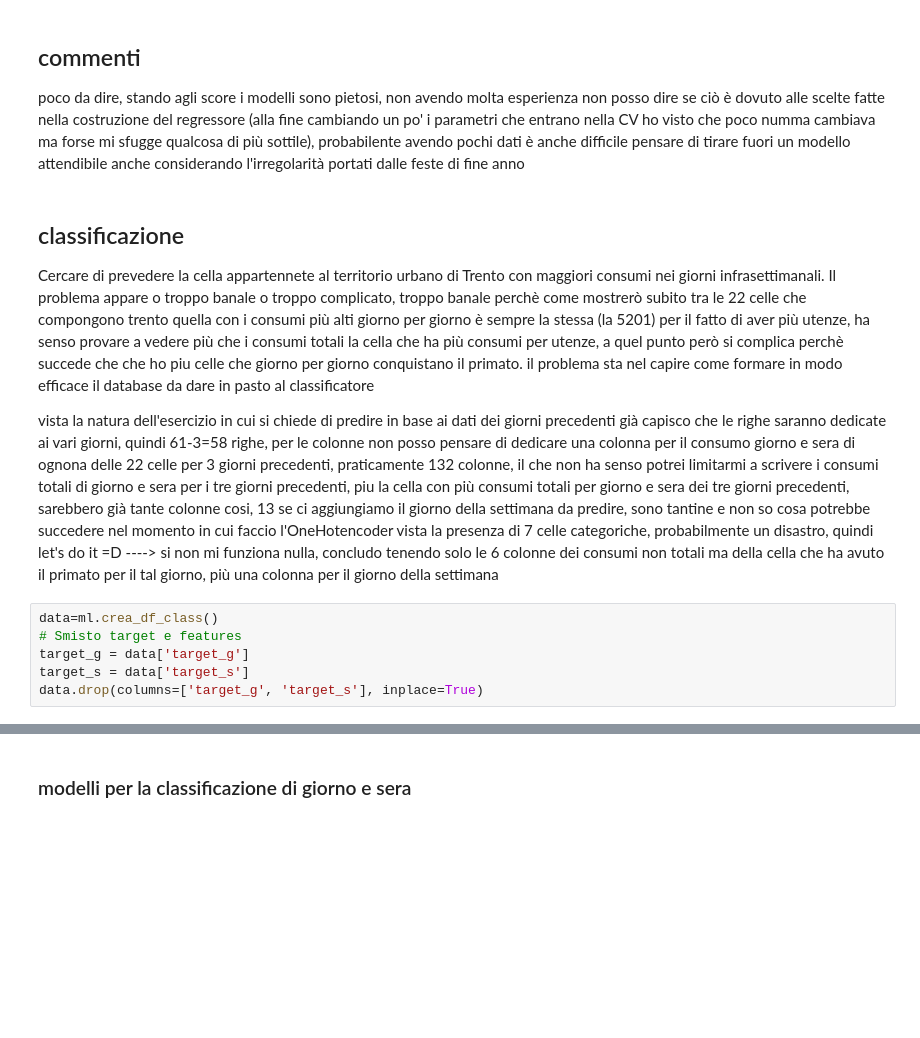
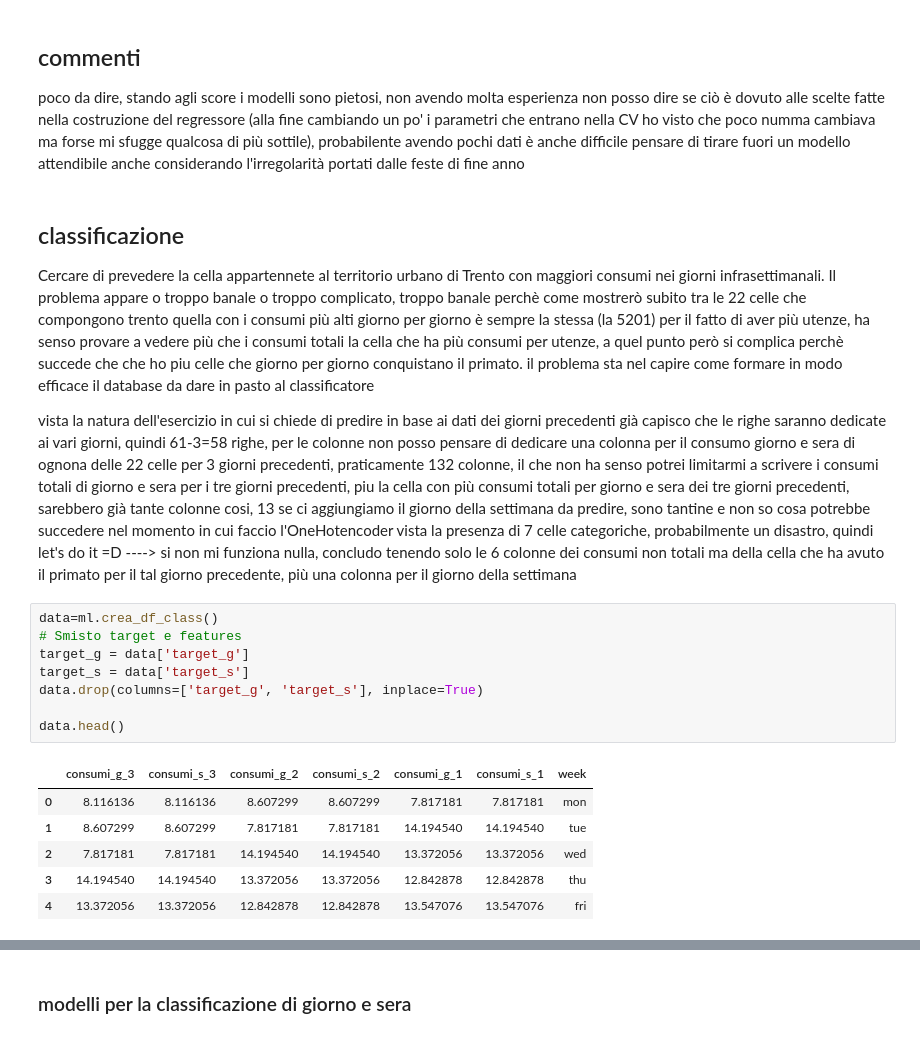
Before and after one commit to GitPaoloHub/consumi-elettrici-trentino, a Jupyter notebook: notebooks/MachineLearning.ipynb, the cells around one changed output, grey strips where cells are left out. Saved outputs shown, nothing was run; the diff lists cells and outputs as text; blank space fills up the shorter version.

```diff
--- a/notebooks/MachineLearning.ipynb
+++ b/notebooks/MachineLearning.ipynb
@@ -137,13 +165,22 @@ ha senso provare a vedere più che i consumi totali la cella che ha più consumi
 il problema sta nel capire come formare in modo efficace il database da dare in pasto al classificatore
 
 vista la natura dell'esercizio in cui si chiede di predire in base ai dati dei giorni precedenti già capisco che le righe saranno dedicate ai vari giorni, quindi 61-3=58 righe, per le colonne non posso pensare di dedicare una colonna per il consumo giorno e sera di ognona delle 22 celle per 3 giorni precedenti, praticamente 132 colonne, il che non ha senso
-potrei limitarmi a scrivere i consumi totali di giorno e sera per i tre giorni precedenti, piu la cella con più consumi totali per giorno e sera dei tre giorni precedenti, sarebbero già tante colonne cosi, 13 se ci aggiungiamo il giorno della settimana da predire, sono tantine e non so cosa potrebbe succedere nel momento in cui faccio l'OneHotencoder vista la presenza di 7 celle categoriche, probabilmente un disastro, quindi let's do it =D ----> si non mi funziona nulla, concludo  tenendo solo le 6 colonne dei consumi non totali ma della cella che ha avuto il primato per il tal giorno, più una colonna per il giorno della settimana
+potrei limitarmi a scrivere i consumi totali di giorno e sera per i tre giorni precedenti, piu la cella con più consumi totali per giorno e sera dei tre giorni precedenti, sarebbero già tante colonne cosi, 13 se ci aggiungiamo il giorno della settimana da predire, sono tantine e non so cosa potrebbe succedere nel momento in cui faccio l'OneHotencoder vista la presenza di 7 celle categoriche, probabilmente un disastro, quindi let's do it =D ----> si non mi funziona nulla, concludo  tenendo solo le 6 colonne dei consumi non totali ma della cella che ha avuto il primato per il tal giorno precedente, più una colonna per il giorno della settimana
 # %%
 data=ml.crea_df_class()
 # Smisto target e features
 target_g = data['target_g']
 target_s = data['target_s']
 data.drop(columns=['target_g', 'target_s'], inplace=True)
+
+data.head()
+# %% [output]
+|  | consumi_g_3 | consumi_s_3 | consumi_g_2 | consumi_s_2 | consumi_g_1 | consumi_s_1 | week |
+| 0 | 8.116136 | 8.116136 | 8.607299 | 8.607299 | 7.817181 | 7.817181 | mon |
+| 1 | 8.607299 | 8.607299 | 7.817181 | 7.817181 | 14.194540 | 14.194540 | tue |
+| 2 | 7.817181 | 7.817181 | 14.194540 | 14.194540 | 13.372056 | 13.372056 | wed |
+| 3 | 14.194540 | 14.194540 | 13.372056 | 13.372056 | 12.842878 | 12.842878 | thu |
+| 4 | 13.372056 | 13.372056 | 12.842878 | 12.842878 | 13.547076 | 13.547076 | fri |
 # %%
 def RFclassifier(X, y, categorici):
     '''la funzione chiede in input il dataframe delle features X, la colonna dei target y e di specificare
```
Also changed, not shown: parts of 12 cells of this notebook, 2 other files.
